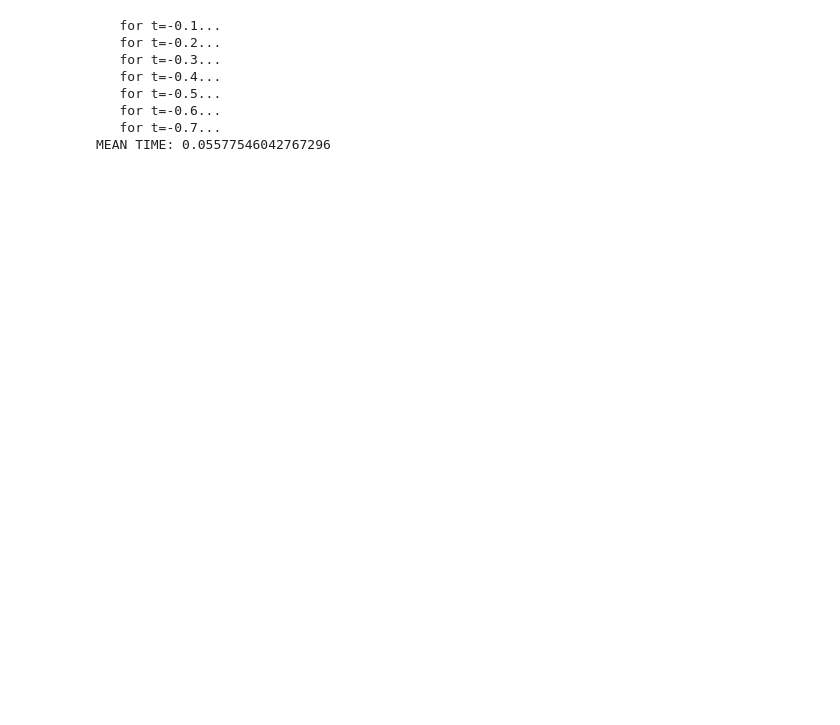
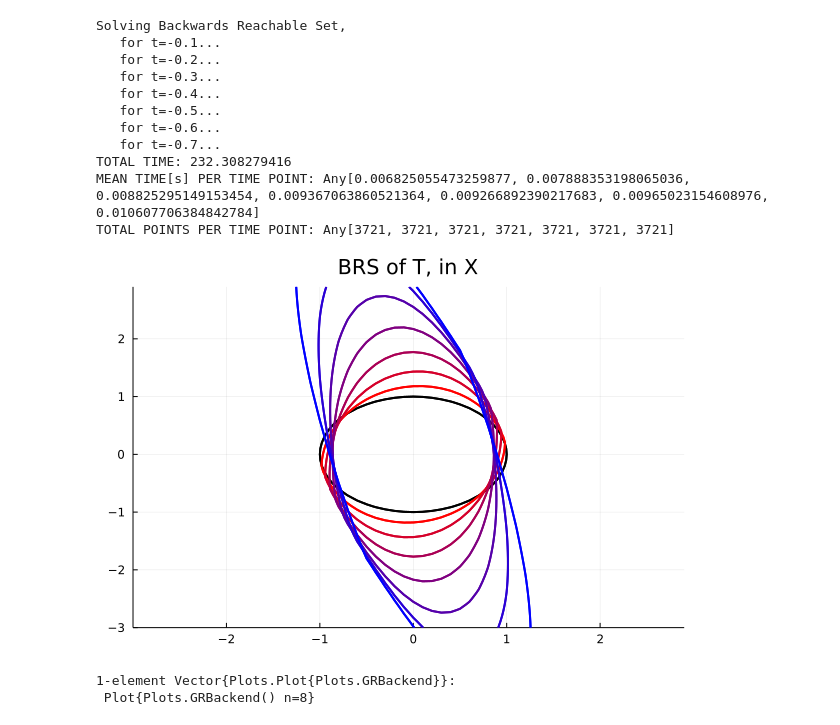
Before and after one commit to UCSD-SASLab/HopfReachability, a Jupyter notebook: HopfReachability_demo.ipynb, the cells around one changed output. Saved outputs shown, nothing was run; the diff lists cells and outputs as text; code cells hidden in the pictures; blank space fills up the shorter version.

```diff
--- a/HopfReachability_demo.ipynb
+++ b/HopfReachability_demo.ipynb
@@ -9,12 +9,12 @@ using HopfReachability
 ## System
 # ẋ = Mx + Cu + C2d subject to y ∈ {(y-a)'Q(y-a) ≤ 1} for y=u,d
 
-const dim = 2
-const M = [0. 1; -2 -3]
-const C = 0.5 * I
-const C2 = 0.5 * [2 0; 0 1]
-const Q = 0.1 * diagm(0 => 3*ones(dim), -1 => 1*ones(dim-1), 1 => 1*ones(dim-1))
-const Q2 = 0.2 * diagm(0 => 2*ones(dim), -1 => 1*ones(dim-1), 1 => 1*ones(dim-1))
-const a1 = [0.5 0.75]
-const a2 = -[0.5 0]
-const system = (M, C, C2, Q, Q2, a1, a2);
+dim = 2
+M = [0. 1; -2 -3]
+C = 0.5 * I
+C2 = 0.5 * [2 0; 0 1]
+Q = 0.1 * diagm(0 => 3*ones(dim), -1 => 1*ones(dim-1), 1 => 1*ones(dim-1))
+Q2 = 0.2 * diagm(0 => 2*ones(dim), -1 => 1*ones(dim-1), 1 => 1*ones(dim-1))
+a1 = [0. 0.] #[0.5 0.75]
+a2 = [0. 0.] #-[0.5 0]
+system = (M, C, C2, Q, Q2, a1, a2);
@@ -33,6 +32,7 @@ const target = (J, Js);
 # %%
 ## Lookback Time(s)
 
-const Th = 0.1
-const Tf = 0.7
-const T = collect(Th : Th : Tf);
+th = 0.05
+Th = 0.1
+Tf = 0.7
+T = collect(Th : Th : Tf);
@@ -67,10 +63,18 @@ const opt_p = (vh, L, tol, lim, lll)
 # %%
-## Run the solver
+## Run the solver (CD)
 
-solution, averagetime = Hopf_BRS(system, target, T; plotting=true);
-
-# note, mean time here includes lll=20 forced reruns per point
+solution, run_stats = Hopf_BRS(system, target, intH_ytc17, T;
+                                                    opt_method=Hopf_cd,
+                                                    preH=preH_ytc17,
+                                                    th,
+                                                    grid_p,
+                                                    opt_p=opt_p_cd,
+                                                    warm=false,
+                                                    check_all=true,
+                                                    printing=true);
+B⁺T, ϕB⁺T = solution;
 # %% [output]
+Solving Backwards Reachable Set,
    for t=-0.1...
    for t=-0.2...
    for t=-0.3...
@@ -78,8 +82,14 @@ solution, averagetime = Hopf_BRS(system, target, T; plotting=true);
    for t=-0.5...
    for t=-0.6...
    for t=-0.7...
-MEAN TIME: 0.05577546042767296
+TOTAL TIME: 232.308279416
+MEAN TIME[s] PER TIME POINT: Any[0.006825055473259877, 0.007888353198065036, 0.008825295149153454, 0.009367063860521364, 0.009266892390217683, 0.00965023154608976, 0.010607706384842784]
+TOTAL POINTS PER TIME POINT: Any[3721, 3721, 3721, 3721, 3721, 3721, 3721]
 # %%
 ## Pull up the plot
 
-plot!(title="BRS for T ="*string(T))
+plot = plot_BRS(T, B⁺T, ϕB⁺T; M, cres=0.1, contour=true)
+# %% [output]
+[figure, added]
+1-element Vector{Plots.Plot{Plots.GRBackend}}:
+ Plot{Plots.GRBackend() n=8}
```
Also changed, not shown: parts of 8 cells of this notebook, 1 other file.
